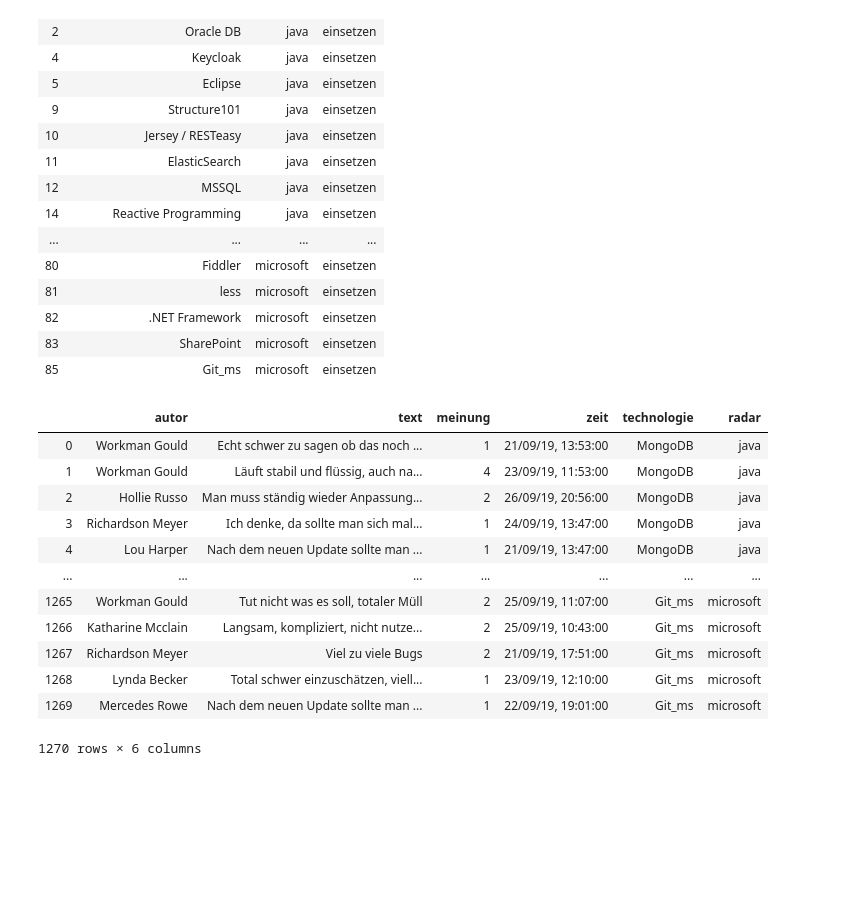
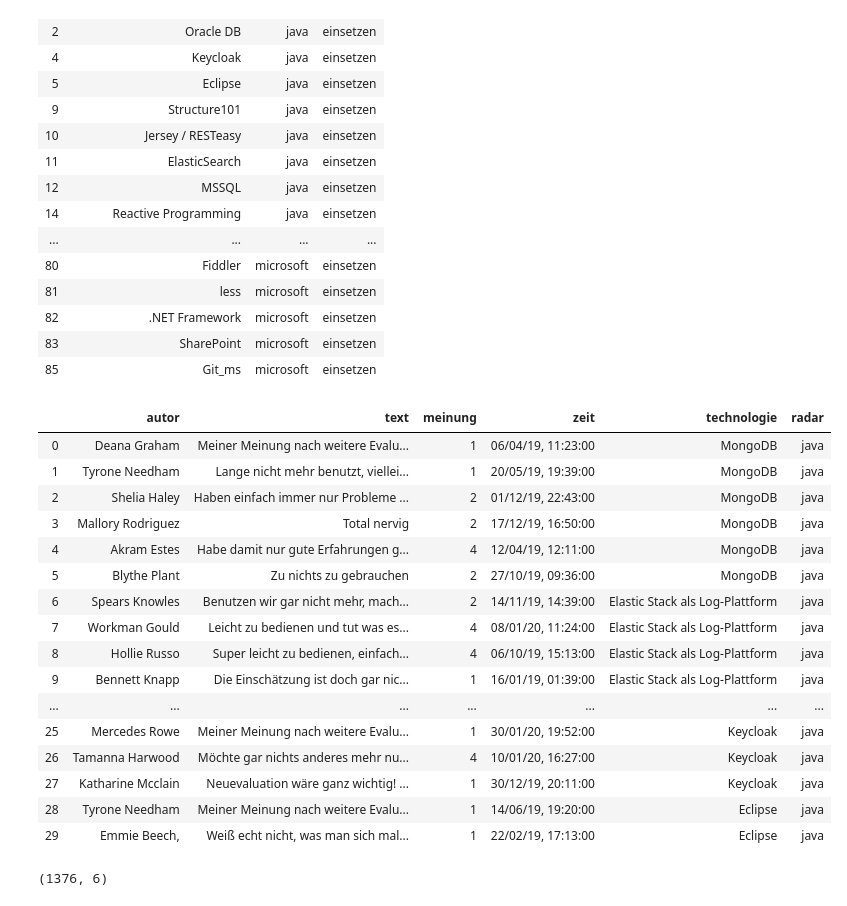
Before and after one commit to adessoSE/tech-radar, a Jupyter notebook: db-comments/generate_sample_comments.ipynb, the cells around one changed output. Saved outputs shown, nothing was run; the diff lists cells and outputs as text; code cells hidden in the pictures; blank space fills up the shorter version.

Commit message:
neue kommentare (gehen jetzt bis ende januar, sodass wir dann zur endpräsi auch kommentare haben, die innerhalb der letzten zwei monate liegen für hot topics)

```diff
--- a/db-comments/generate_sample_comments.ipynb
+++ b/db-comments/generate_sample_comments.ipynb
@@ -121,20 +121,15 @@ def random_date(start,l):
       curr = current + datetime.timedelta(minutes=randrange(700))
       yield curr
       l-=1
-# %%
-# generating a list of random dates and times
-date_list = []
-for x in random_date(datetime.datetime(2019, 9, 20, 10, 00),10):
-  date_list.append(x.strftime("%d/%m/%y, %H:%M:%S"))
-for x in random_date(datetime.datetime(2019, 9, 21, 10, 00),10):
-  date_list.append(x.strftime("%d/%m/%y, %H:%M:%S"))
-for x in random_date(datetime.datetime(2019, 9, 22, 10, 00),10):
-  date_list.append(x.strftime("%d/%m/%y, %H:%M:%S"))
-for x in random_date(datetime.datetime(2019, 9, 23, 10, 00),10):
-  date_list.append(x.strftime("%d/%m/%y, %H:%M:%S"))
-for x in random_date(datetime.datetime(2019, 9, 24, 10, 00),10):
-  date_list.append(x.strftime("%d/%m/%y, %H:%M:%S"))
-for x in random_date(datetime.datetime(2019, 9, 25, 10, 00),10):
-  date_list.append(x.strftime("%d/%m/%y, %H:%M:%S"))
-for x in random_date(datetime.datetime(2019, 9, 26, 10, 00),10):
-  date_list.append(x.strftime("%d/%m/%y, %H:%M:%S"))
+# %%
+# generating a list of random dates and times
+date_list = []
+for i in range(40):
+    for x in random_date(datetime.datetime(2019, randrange(1,12), randrange(1,28), randrange(7, 23), 00),10):
+      date_list.append(x.strftime("%d/%m/%y, %H:%M:%S"))
+for i in range(15):
+    for x in random_date(datetime.datetime(2020, 1, randrange(1,31), randrange(7, 23), 00),10):
+      date_list.append(x.strftime("%d/%m/%y, %H:%M:%S"))
+    for x in random_date(datetime.datetime(2019, 12, randrange(1,31), randrange(7, 23), 00),10):
+      date_list.append(x.strftime("%d/%m/%y, %H:%M:%S"))
+date_list
@@ -220,23 +219,41 @@ for i, j in radar_data.iterrows():
+# %%
+# generate comments
+kommentaranzahl = [3,4,5,6,7,8,9,14,17]
+liste = []
+for i, j in radar_data.iterrows():
+    y=0
+    while(y<choice(kommentaranzahl)):
+        liste.append(add_comment(j.technologie, j.radar, j.ring,
+                                 positive_comments_list, negative_comments_list, evaluate_comments_list, date_list, names_list))
+        y=y+1
 # %%
 generated_comments = pd.DataFrame(liste)
 # %%
 generated_comments.columns = ["autor", "text", "meinung", "zeit", "technologie", "radar"]
+# %%
+generated_comments.head(30)
+# %% [output]
+|  | autor | text | meinung | zeit | technologie | radar |
+| 0 | Deana Graham | Meiner Meinung nach weitere Evalu... | 1 | 06/04/19, 11:23:00 | MongoDB | java |
+| 1 | Tyrone Needham | Lange nicht mehr benutzt, viellei... | 1 | 20/05/19, 19:39:00 | MongoDB | java |
+| 2 | Shelia Haley | Haben einfach immer nur Probleme ... | 2 | 01/12/19, 22:43:00 | MongoDB | java |
+| 3 | Mallory Rodriguez | Total nervig | 2 | 17/12/19, 16:50:00 | MongoDB | java |
+| 4 | Akram Estes | Habe damit nur gute Erfahrungen g... | 4 | 12/04/19, 12:11:00 | MongoDB | java |
+| 5 | Blythe Plant | Zu nichts zu gebrauchen | 2 | 27/10/19, 09:36:00 | MongoDB | java |
+| 6 | Spears Knowles | Benutzen wir gar nicht mehr, mach... | 2 | 14/11/19, 14:39:00 | Elastic Stack als Log-Plattform | java |
+| 7 | Workman Gould | Leicht zu bedienen und tut was es... | 4 | 08/01/20, 11:24:00 | Elastic Stack als Log-Plattform | java |
+| 8 | Hollie Russo | Super leicht zu bedienen, einfach... | 4 | 06/10/19, 15:13:00 | Elastic Stack als Log-Plattform | java |
+| 9 | Bennett Knapp | Die Einschätzung ist doch gar nic... | 1 | 16/01/19, 01:39:00 | Elastic Stack als Log-Plattform | java |
+| ... | ... | ... | ... | ... | ... | ... |
+| 25 | Mercedes Rowe | Meiner Meinung nach weitere Evalu... | 1 | 30/01/20, 19:52:00 | Keycloak | java |
+| 26 | Tamanna Harwood | Möchte gar nichts anderes mehr nu... | 4 | 10/01/20, 16:27:00 | Keycloak | java |
+| 27 | Katharine Mcclain | Neuevaluation wäre ganz wichtig! ... | 1 | 30/12/19, 20:11:00 | Keycloak | java |
+| 28 | Tyrone Needham | Meiner Meinung nach weitere Evalu... | 1 | 14/06/19, 19:20:00 | Eclipse | java |
+| 29 | Emmie Beech, | Weiß echt nicht, was man sich mal... | 1 | 22/02/19, 17:13:00 | Eclipse | java |
 # %%
-generated_comments
+generated_comments.shape
 # %% [output]
-|  | autor | text | meinung | zeit | technologie | radar |
-| 0 | Workman Gould | Echt schwer zu sagen ob das noch ... | 1 | 21/09/19, 13:53:00 | MongoDB | java |
-| 1 | Workman Gould | Läuft stabil und flüssig, auch na... | 4 | 23/09/19, 11:53:00 | MongoDB | java |
-| 2 | Hollie Russo | Man muss ständig wieder Anpassung... | 2 | 26/09/19, 20:56:00 | MongoDB | java |
-| 3 | Richardson Meyer | Ich denke, da sollte man sich mal... | 1 | 24/09/19, 13:47:00 | MongoDB | java |
-| 4 | Lou Harper | Nach dem neuen Update sollte man ... | 1 | 21/09/19, 13:47:00 | MongoDB | java |
-| ... | ... | ... | ... | ... | ... | ... |
-| 1265 | Workman Gould | Tut nicht was es soll, totaler Müll | 2 | 25/09/19, 11:07:00 | Git_ms | microsoft |
-| 1266 | Katharine Mcclain | Langsam, kompliziert, nicht nutze... | 2 | 25/09/19, 10:43:00 | Git_ms | microsoft |
-| 1267 | Richardson Meyer | Viel zu viele Bugs | 2 | 21/09/19, 17:51:00 | Git_ms | microsoft |
-| 1268 | Lynda Becker | Total schwer einzuschätzen, viell... | 1 | 23/09/19, 12:10:00 | Git_ms | microsoft |
-| 1269 | Mercedes Rowe | Nach dem neuen Update sollte man ... | 1 | 22/09/19, 19:01:00 | Git_ms | microsoft |
-1270 rows × 6 columns
+(1376, 6)
 # %%
 # export to json file
 generated_comments.to_json("generated_comments.json", orient="records")
```
Also changed, not shown: parts of 11 cells of this notebook, 1 other file.
